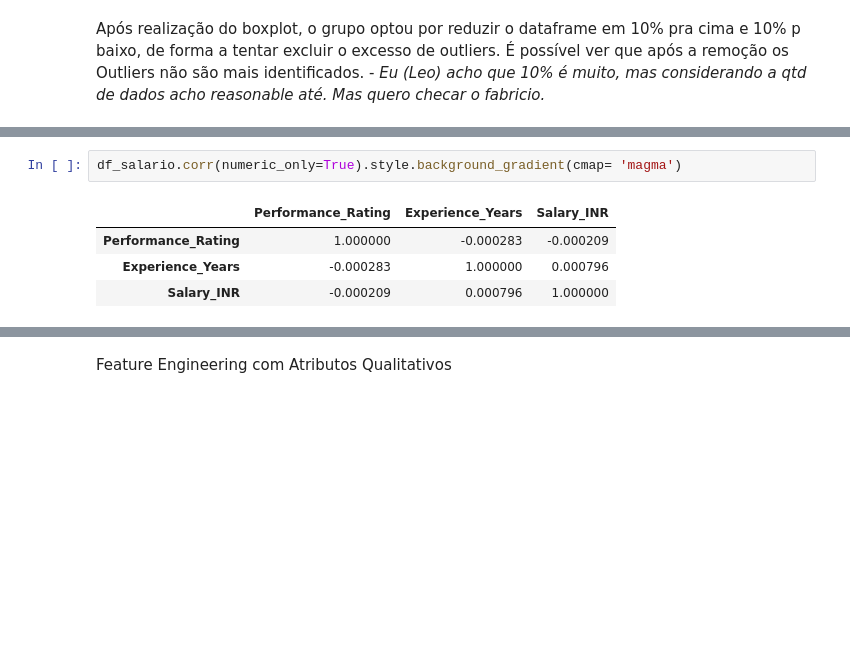
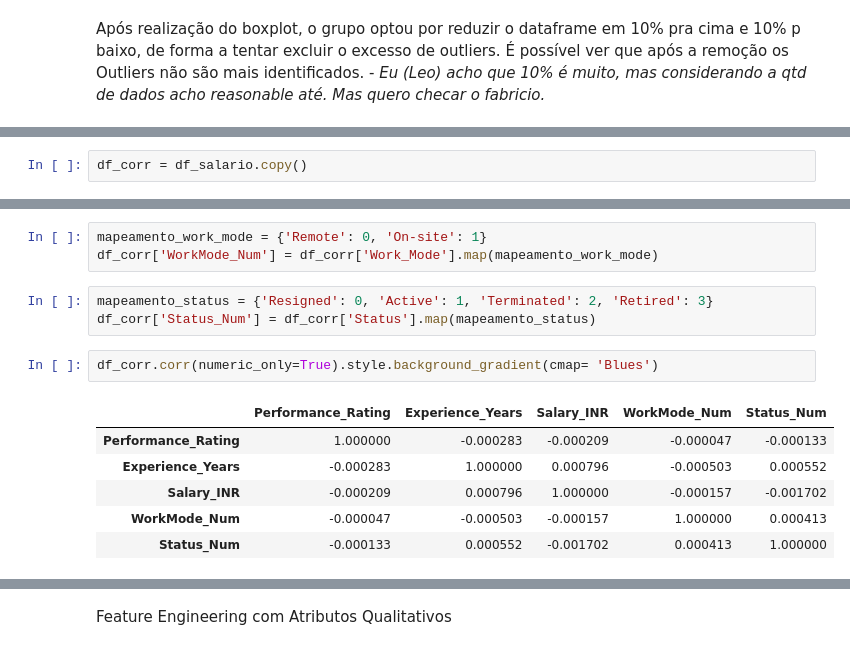
Before and after one commit to EngSoftwareABL/ProjetoAC2_ReconhecimentoPadr-es, a Jupyter notebook: Dataset_Salario.ipynb, the cells around one changed output, grey strips where cells are left out. Drawn from its saved outputs; the diff is of its cells as text; blank space fills up the shorter version.

```diff
--- a/Dataset_Salario.ipynb
+++ b/Dataset_Salario.ipynb
@@ -112,0 +110,2 @@ df_podado.boxplot(column='Salary_INR')
+# %%
+df_corr = df_salario.copy()
@@ -113,7 +116,15 @@ df_podado.boxplot(column='Salary_INR')
+# %%
+mapeamento_work_mode = {'Remote': 0, 'On-site': 1}
+df_corr['WorkMode_Num'] = df_corr['Work_Mode'].map(mapeamento_work_mode)
+# %%
+mapeamento_status = {'Resigned': 0, 'Active': 1, 'Terminated': 2, 'Retired': 3}
+df_corr['Status_Num'] = df_corr['Status'].map(mapeamento_status)
 # %%
-df_salario.corr(numeric_only=True).style.background_gradient(cmap= 'magma')
+df_corr.corr(numeric_only=True).style.background_gradient(cmap= 'Blues')
 # %% [output]
-|  | Performance_Rating | Experience_Years | Salary_INR |
-| Performance_Rating | 1.000000 | -0.000283 | -0.000209 |
-| Experience_Years | -0.000283 | 1.000000 | 0.000796 |
-| Salary_INR | -0.000209 | 0.000796 | 1.000000 |
+|  | Performance_Rating | Experience_Years | Salary_INR | WorkMode_Num | Status_Num |
+| Performance_Rating | 1.000000 | -0.000283 | -0.000209 | -0.000047 | -0.000133 |
+| Experience_Years | -0.000283 | 1.000000 | 0.000796 | -0.000503 | 0.000552 |
+| Salary_INR | -0.000209 | 0.000796 | 1.000000 | -0.000157 | -0.001702 |
+| WorkMode_Num | -0.000047 | -0.000503 | -0.000157 | 1.000000 | 0.000413 |
+| Status_Num | -0.000133 | 0.000552 | -0.001702 | 0.000413 | 1.000000 |
```
Also changed, not shown: parts of 3 cells of this notebook.
